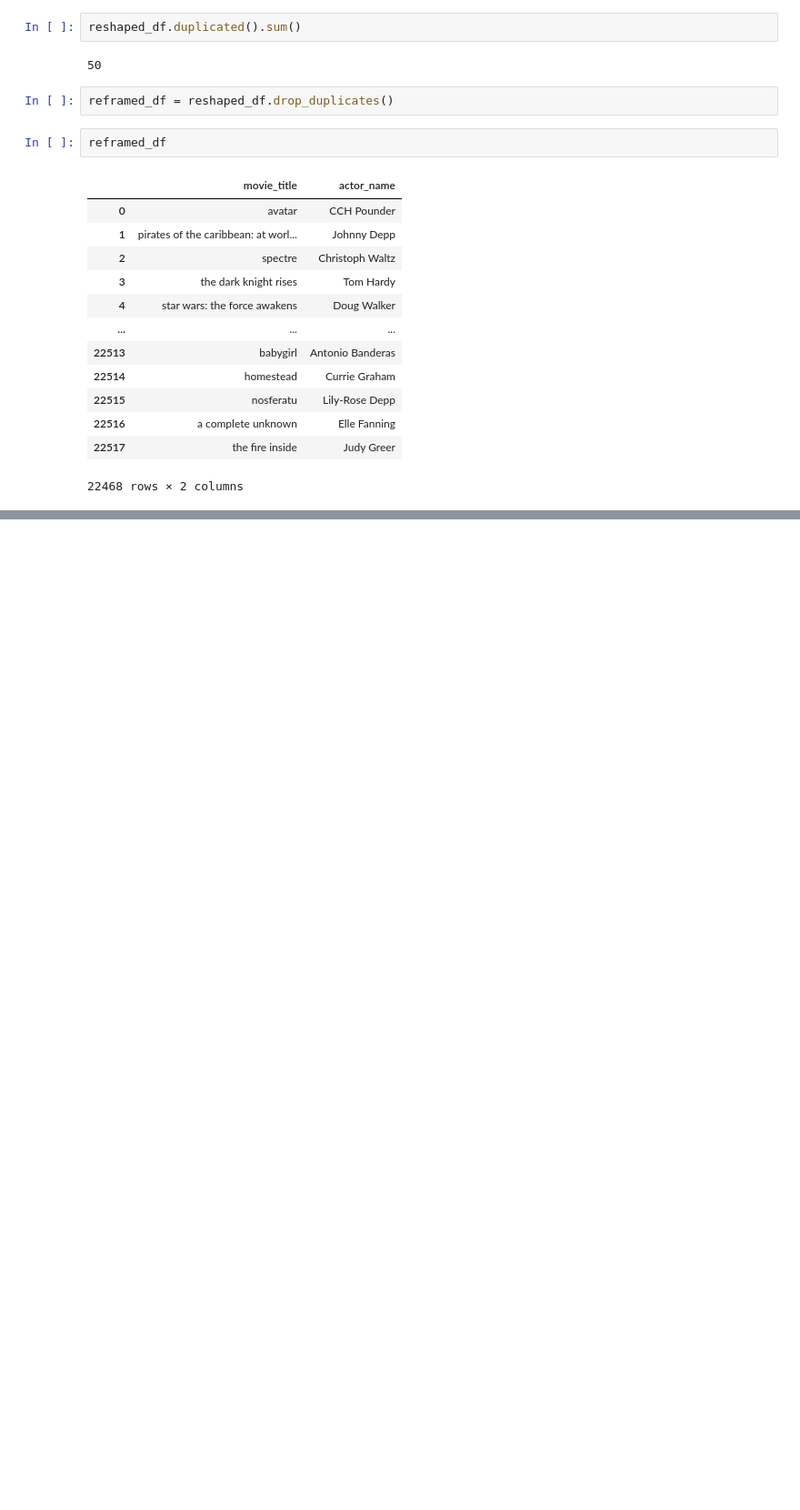
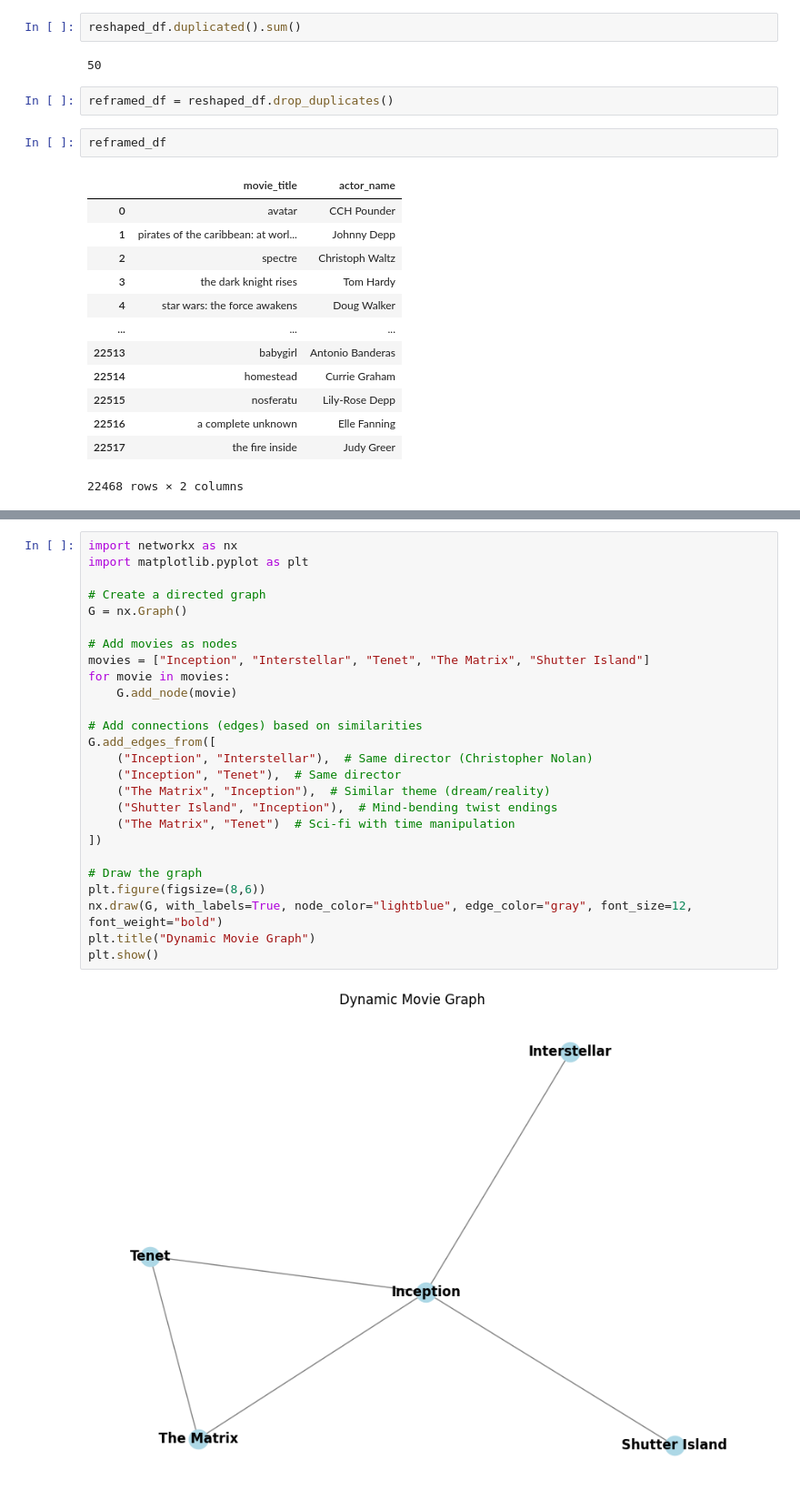
Before and after one commit to ParasRana123/Movie_Recommender, a Jupyter notebook: Untitled4.ipynb, the cells around one changed output, grey strips where cells are left out. Shown: that part at 91% size. Drawn from its saved outputs; the diff is of its cells as text; blank space fills up the shorter version.

```diff
--- a/Untitled4.ipynb
+++ b/Untitled4.ipynb
@@ -105,0 +118,28 @@ reframed_df.to_csv("actors1.csv" , index=False)
+# %%
+import networkx as nx
+import matplotlib.pyplot as plt
+
+# Create a directed graph
+G = nx.Graph()
+
+# Add movies as nodes
+movies = ["Inception", "Interstellar", "Tenet", "The Matrix", "Shutter Island"]
+for movie in movies:
+    G.add_node(movie)
+
+# Add connections (edges) based on similarities
+G.add_edges_from([
+    ("Inception", "Interstellar"),  # Same director (Christopher Nolan)
+    ("Inception", "Tenet"),  # Same director
+    ("The Matrix", "Inception"),  # Similar theme (dream/reality)
+    ("Shutter Island", "Inception"),  # Mind-bending twist endings
+    ("The Matrix", "Tenet")  # Sci-fi with time manipulation
+])
+
+# Draw the graph
+plt.figure(figsize=(8,6))
+nx.draw(G, with_labels=True, node_color="lightblue", edge_color="gray", font_size=12, font_weight="bold")
+plt.title("Dynamic Movie Graph")
+plt.show()
+# %% [output]
+[figure, added]
```
Also changed, not shown: parts of 2 cells of this notebook, 15 other files.
